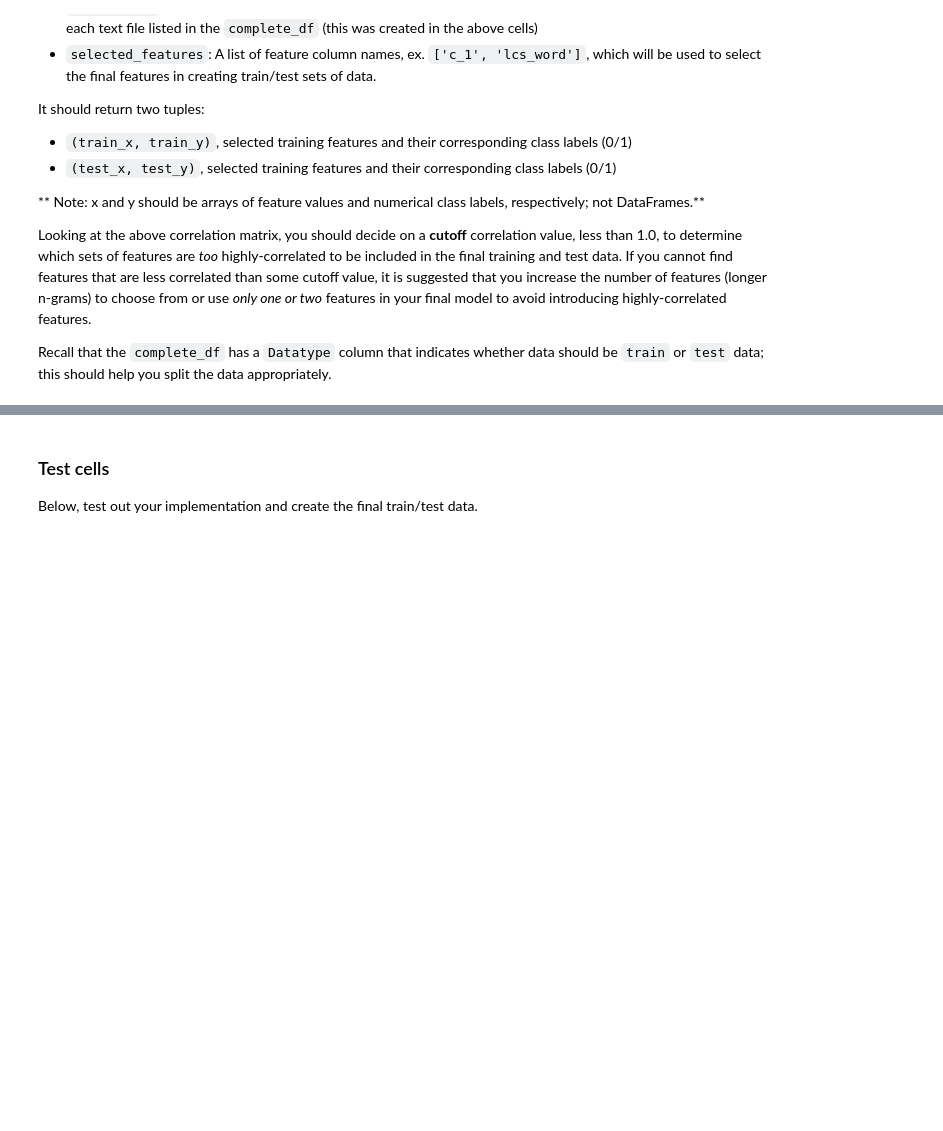
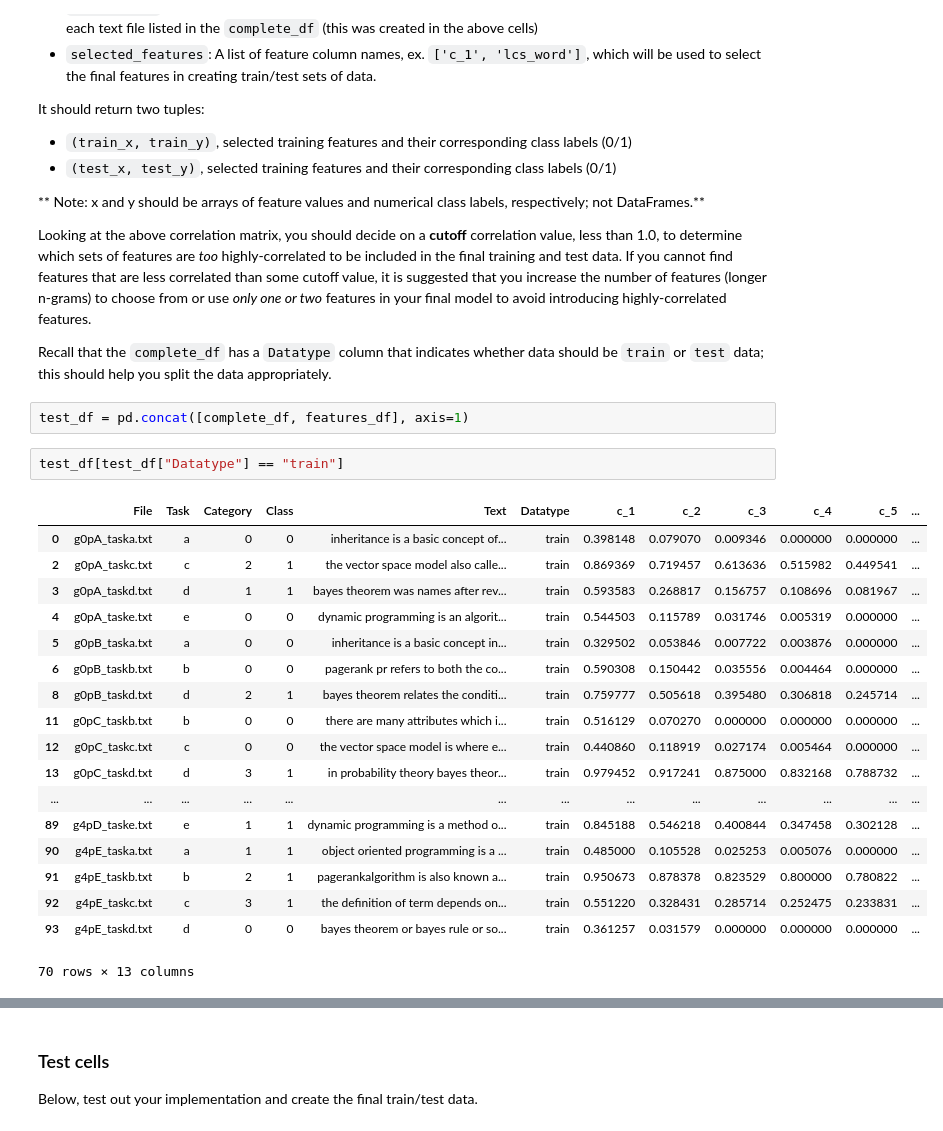
Before and after one commit to cbarros7/ml_engineer_nanodegree, a Jupyter notebook: plagiarism_detector/2_Plagiarism_Feature_Engineering.ipynb, the cells around one changed output, grey strips where cells are left out. Drawn from its saved outputs; the diff is of its cells as text; blank space fills up the shorter version.

```diff
--- a/plagiarism_detector/2_Plagiarism_Feature_Engineering.ipynb
+++ b/plagiarism_detector/2_Plagiarism_Feature_Engineering.ipynb
@@ -806,6 +831,29 @@ It should return two tuples:
 Looking at the above correlation matrix, you should decide on a **cutoff** correlation value, less than 1.0, to determine which sets of features are *too* highly-correlated to be included in the final training and test data. If you cannot find features that are less correlated than some cutoff value, it is suggested that you increase the number of features (longer n-grams) to choose from or use *only one or two* features in your final model to avoid introducing highly-correlated features.
 
 Recall that the `complete_df` has a `Datatype` column that indicates whether data should be `train` or `test` data; this should help you split the data appropriately.
+# %%
+test_df = pd.concat([complete_df, features_df], axis=1)
+# %%
+test_df[test_df["Datatype"] == "train"]
+# %% [output]
+|  | File | Task | Category | Class | Text | Datatype | c_1 | c_2 | c_3 | c_4 | c_5 | ... |
+| 0 | g0pA_taska.txt | a | 0 | 0 | inheritance is a basic concept of... | train | 0.398148 | 0.079070 | 0.009346 | 0.000000 | 0.000000 | ... |
+| 2 | g0pA_taskc.txt | c | 2 | 1 | the vector space model also calle... | train | 0.869369 | 0.719457 | 0.613636 | 0.515982 | 0.449541 | ... |
+| 3 | g0pA_taskd.txt | d | 1 | 1 | bayes theorem was names after rev... | train | 0.593583 | 0.268817 | 0.156757 | 0.108696 | 0.081967 | ... |
+| 4 | g0pA_taske.txt | e | 0 | 0 | dynamic programming is an algorit... | train | 0.544503 | 0.115789 | 0.031746 | 0.005319 | 0.000000 | ... |
+| 5 | g0pB_taska.txt | a | 0 | 0 | inheritance is a basic concept in... | train | 0.329502 | 0.053846 | 0.007722 | 0.003876 | 0.000000 | ... |
+| 6 | g0pB_taskb.txt | b | 0 | 0 | pagerank pr refers to both the co... | train | 0.590308 | 0.150442 | 0.035556 | 0.004464 | 0.000000 | ... |
+| 8 | g0pB_taskd.txt | d | 2 | 1 | bayes theorem relates the conditi... | train | 0.759777 | 0.505618 | 0.395480 | 0.306818 | 0.245714 | ... |
+| 11 | g0pC_taskb.txt | b | 0 | 0 | there are many attributes which i... | train | 0.516129 | 0.070270 | 0.000000 | 0.000000 | 0.000000 | ... |
+| 12 | g0pC_taskc.txt | c | 0 | 0 | the vector space model is where e... | train | 0.440860 | 0.118919 | 0.027174 | 0.005464 | 0.000000 | ... |
+| 13 | g0pC_taskd.txt | d | 3 | 1 | in probability theory bayes theor... | train | 0.979452 | 0.917241 | 0.875000 | 0.832168 | 0.788732 | ... |
+| ... | ... | ... | ... | ... | ... | ... | ... | ... | ... | ... | ... | ... |
+| 89 | g4pD_taske.txt | e | 1 | 1 | dynamic programming is a method o... | train | 0.845188 | 0.546218 | 0.400844 | 0.347458 | 0.302128 | ... |
+| 90 | g4pE_taska.txt | a | 1 | 1 | object oriented programming is a ... | train | 0.485000 | 0.105528 | 0.025253 | 0.005076 | 0.000000 | ... |
+| 91 | g4pE_taskb.txt | b | 2 | 1 | pagerankalgorithm is also known a... | train | 0.950673 | 0.878378 | 0.823529 | 0.800000 | 0.780822 | ... |
+| 92 | g4pE_taskc.txt | c | 3 | 1 | the definition of term depends on... | train | 0.551220 | 0.328431 | 0.285714 | 0.252475 | 0.233831 | ... |
+| 93 | g4pE_taskd.txt | d | 0 | 0 | bayes theorem or bayes rule or so... | train | 0.361257 | 0.031579 | 0.000000 | 0.000000 | 0.000000 | ... |
+70 rows × 13 columns
 # %%
 # Takes in dataframes and a list of selected features (column names)
 # and returns (train_x, train_y), (test_x, test_y)
```
Also changed, not shown: parts of 21 cells of this notebook.
